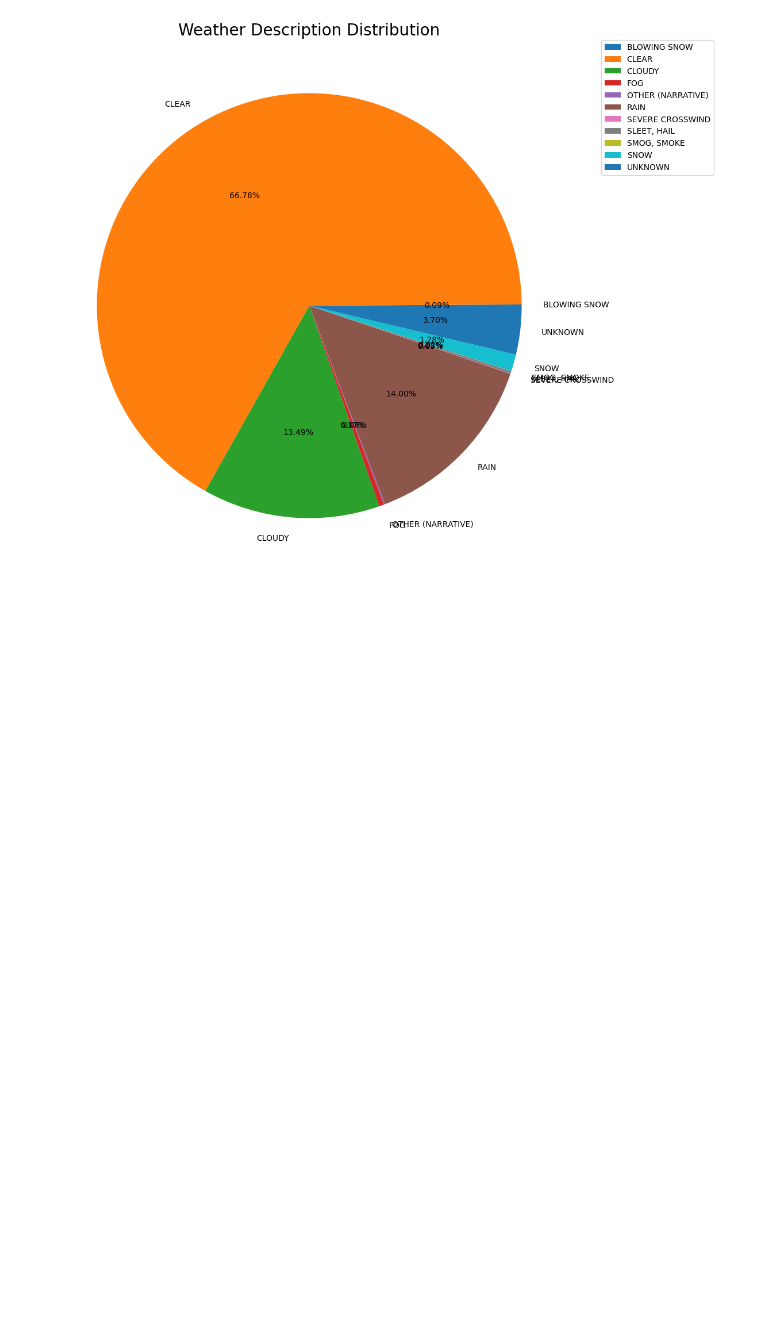
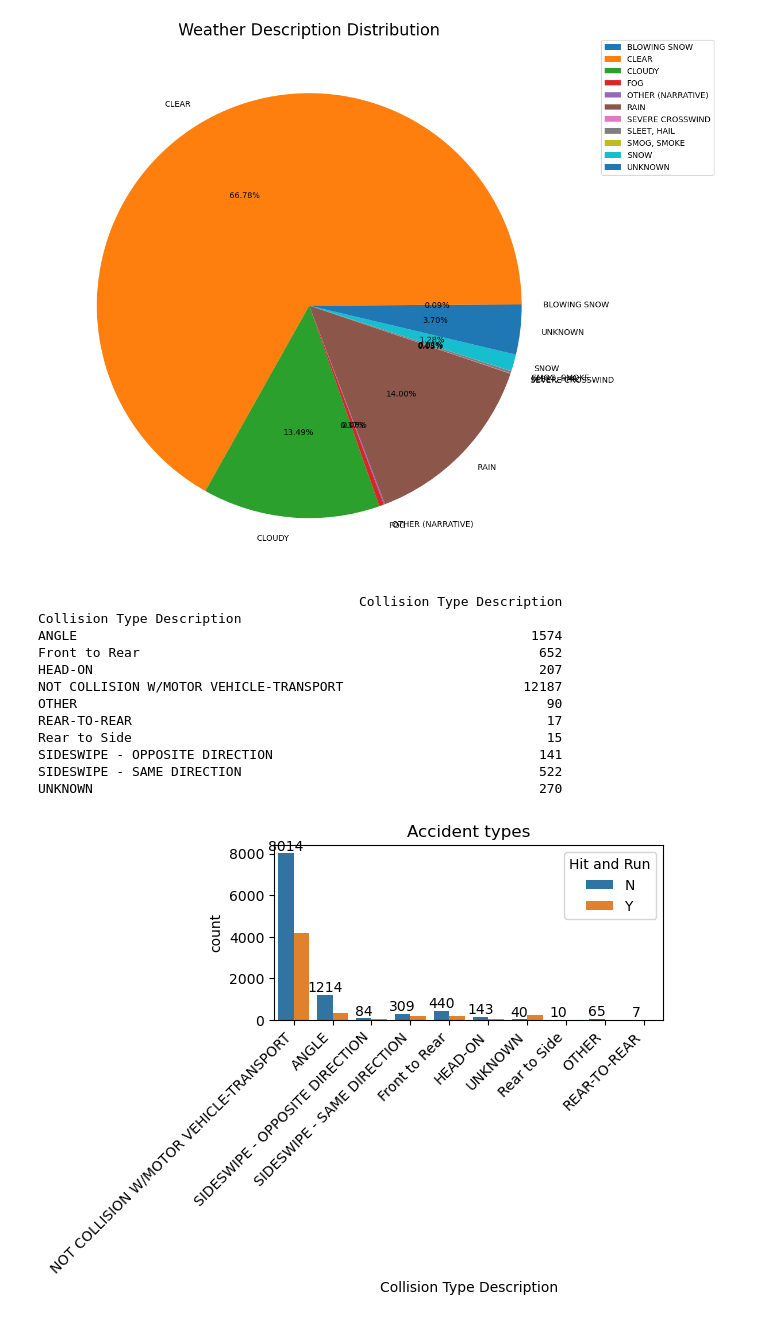
Before and after one commit to coding-ninza-shivam/GitHub, a Jupyter notebook: Data Analysis/Python/Data Processing and Visualisation/Project/Accident Analysis/Accident_an.ipynb, the cells around one changed output. Saved outputs shown, nothing was run; the diff lists cells and outputs as text; code cells hidden in the pictures; blank space fills up the shorter version.

Commit message:
Accident analysis2

```diff
--- a/Data Analysis/Python/Data Processing and Visualisation/Project/Accident Analysis/Accident_an.ipynb
+++ b/Data Analysis/Python/Data Processing and Visualisation/Project/Accident Analysis/Accident_an.ipynb
@@ -147,3 +147,26 @@ SMOG, SMOKE                            2
 SNOW                                 200
 UNKNOWN                              580
 [figure]
+# %%
+my_graph = sns.countplot(x = 'Collision Type Description', data =df, hue = 'Hit and Run' )
+gropby = df.groupby('Collision Type Description').agg({'Collision Type Description':'count'})
+print(gropby)
+plt.xticks(rotation=45, ha='right')  # Rotate labels by 45 degrees and align to the right
+plt.tight_layout() # Adjust layout to prevent labels from being cut off
+my_graph.bar_label(my_graph.containers[0])
+plt.title('Accident types')
+plt.show()
+# %% [output]
+                                         Collision Type Description
+Collision Type Description
+ANGLE                                                          1574
+Front to Rear                                                   652
+HEAD-ON                                                         207
+NOT COLLISION W/MOTOR VEHICLE-TRANSPORT                       12187
+OTHER                                                            90
+REAR-TO-REAR                                                     17
+Rear to Side                                                     15
+SIDESWIPE - OPPOSITE DIRECTION                                  141
+SIDESWIPE - SAME DIRECTION                                      522
+UNKNOWN                                                         270
+[figure, added]
```
